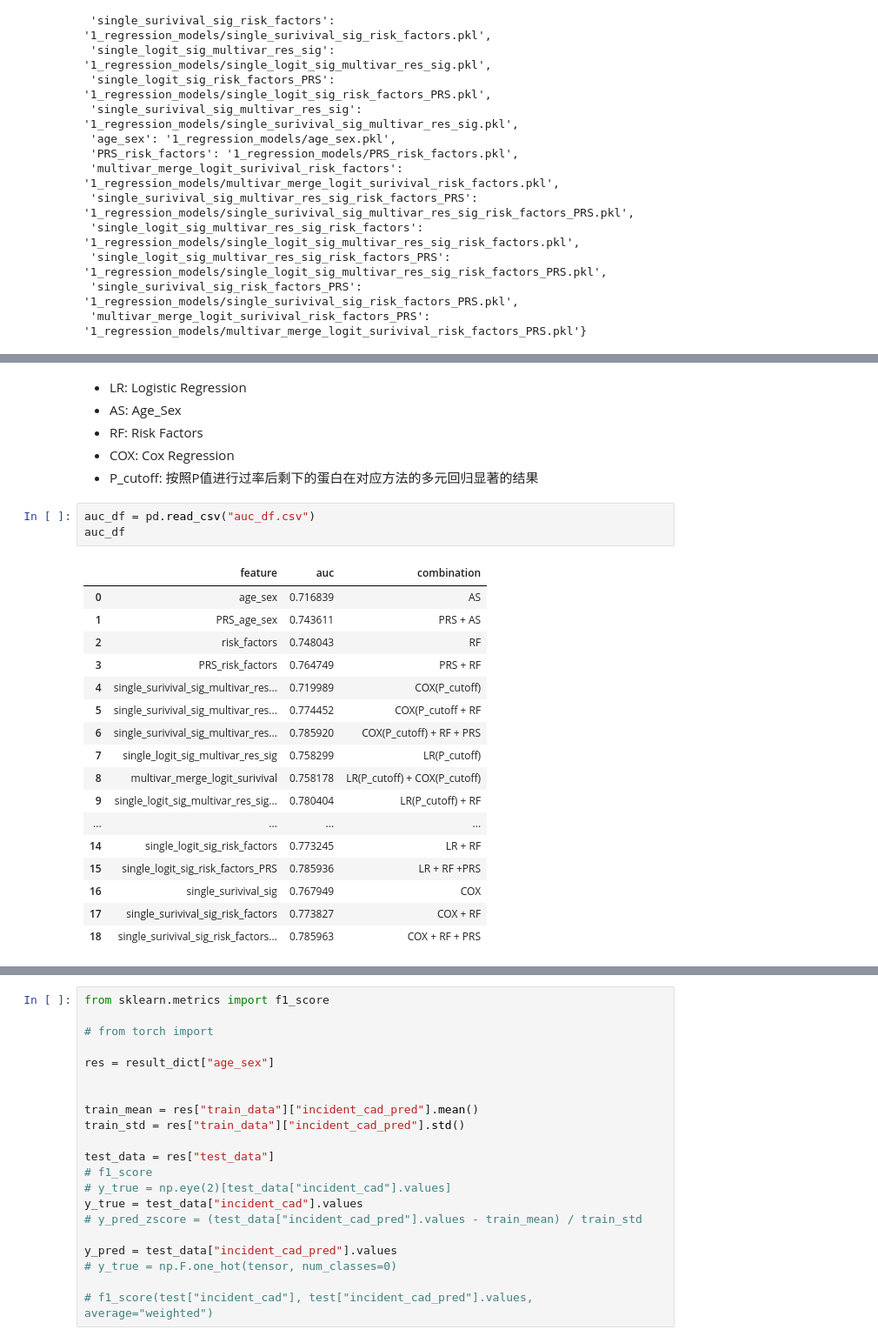
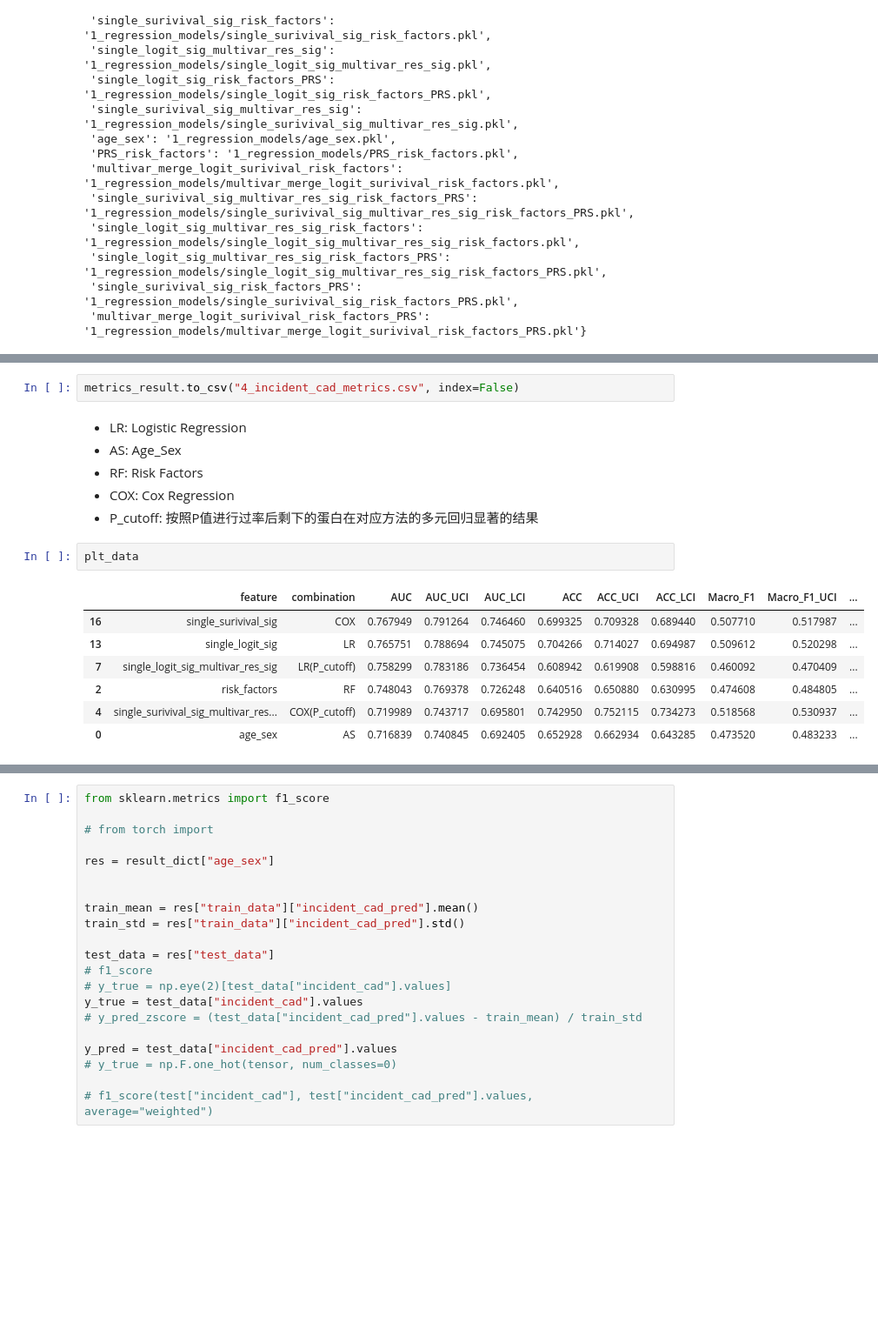
Before and after one commit to 1511878618/ppp_prediction, a Jupyter notebook: 2.2_vis_result.ipynb, the cells around one changed output, grey strips where cells are left out. Shown at 87% size. Drawn from its saved outputs; the diff is of its cells as text; blank space fills up the shorter version.

```diff
--- a/2.2_vis_result.ipynb
+++ b/2.2_vis_result.ipynb
@@ -72,27 +134,18 @@ auc_df = pd.DataFrame(auc_dict, columns=["feature", "auc"])
+# %%
+metrics_result.to_csv("4_incident_cad_metrics.csv", index=False)
 # %% [markdown]
 - LR: Logistic Regression
 - AS: Age_Sex
 - RF: Risk Factors
 - COX: Cox Regression
 - P_cutoff: 按照P值进行过率后剩下的蛋白在对应方法的多元回归显著的结果
-# %%
-auc_df = pd.read_csv("auc_df.csv")
-auc_df
-# %% [output]
-|  | feature | auc | combination |
-| 0 | age_sex | 0.716839 | AS |
-| 1 | PRS_age_sex | 0.743611 | PRS + AS |
-| 2 | risk_factors | 0.748043 | RF |
-| 3 | PRS_risk_factors | 0.764749 | PRS + RF |
-| 4 | single_surivival_sig_multivar_res... | 0.719989 | COX(P_cutoff) |
-| 5 | single_surivival_sig_multivar_res... | 0.774452 | COX(P_cutoff + RF |
-| 6 | single_surivival_sig_multivar_res... | 0.785920 | COX(P_cutoff) + RF + PRS |
-| 7 | single_logit_sig_multivar_res_sig | 0.758299 | LR(P_cutoff) |
-| 8 | multivar_merge_logit_surivival | 0.758178 | LR(P_cutoff) + COX(P_cutoff) |
-| 9 | single_logit_sig_multivar_res_sig... | 0.780404 | LR(P_cutoff) + RF |
-| ... | ... | ... | ... |
-| 14 | single_logit_sig_risk_factors | 0.773245 | LR + RF |
-| 15 | single_logit_sig_risk_factors_PRS | 0.785936 | LR + RF +PRS |
-| 16 | single_surivival_sig | 0.767949 | COX |
-| 17 | single_surivival_sig_risk_factors | 0.773827 | COX + RF |
-| 18 | single_surivival_sig_risk_factors... | 0.785963 | COX + RF + PRS |
+# %%
+plt_data
+# %% [output]
+|  | feature | combination | AUC | AUC_UCI | AUC_LCI | ACC | ACC_UCI | ACC_LCI | Macro_F1 | Macro_F1_UCI | ... |
+| 16 | single_surivival_sig | COX | 0.767949 | 0.791264 | 0.746460 | 0.699325 | 0.709328 | 0.689440 | 0.507710 | 0.517987 | ... |
+| 13 | single_logit_sig | LR | 0.765751 | 0.788694 | 0.745075 | 0.704266 | 0.714027 | 0.694987 | 0.509612 | 0.520298 | ... |
+| 7 | single_logit_sig_multivar_res_sig | LR(P_cutoff) | 0.758299 | 0.783186 | 0.736454 | 0.608942 | 0.619908 | 0.598816 | 0.460092 | 0.470409 | ... |
+| 2 | risk_factors | RF | 0.748043 | 0.769378 | 0.726248 | 0.640516 | 0.650880 | 0.630995 | 0.474608 | 0.484805 | ... |
+| 4 | single_surivival_sig_multivar_res... | COX(P_cutoff) | 0.719989 | 0.743717 | 0.695801 | 0.742950 | 0.752115 | 0.734273 | 0.518568 | 0.530937 | ... |
+| 0 | age_sex | AS | 0.716839 | 0.740845 | 0.692405 | 0.652928 | 0.662934 | 0.643285 | 0.473520 | 0.483233 | ... |
```
Also changed, not shown: parts of 14 cells of this notebook, 21 other files.
